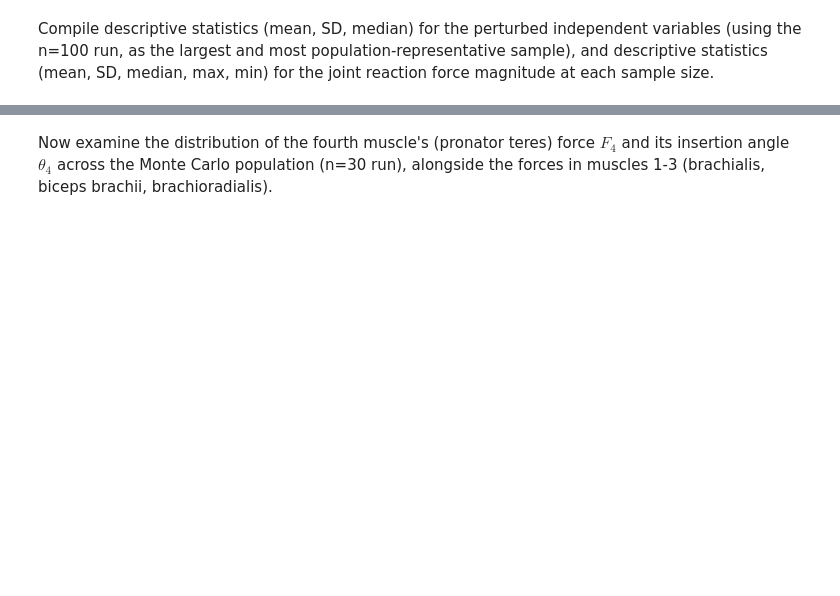
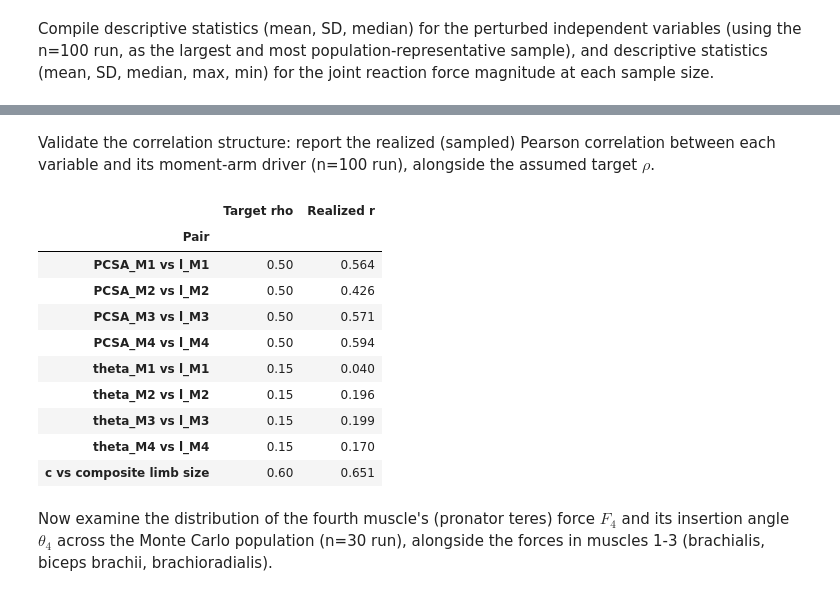
Before and after one commit to rgmcghee2-alt/BME5650, a Jupyter notebook: monte_carlo.ipynb, the cells around one changed output, grey strips where cells are left out. Drawn from its saved outputs; the diff is of its cells as text; code cells hidden in the pictures; blank space fills up the shorter version.

```diff
--- a/monte_carlo.ipynb
+++ b/monte_carlo.ipynb
@@ -57,6 +69,16 @@ PCSA_M3, PCSA_M3_SD = 4.85, 1.625; # M3 = brachioradialis, range 1.6-8.1 cm^2
 PCSA_M4, PCSA_M4_SD = 1.75, 0.475; # M4 = pronator teres, range 0.8-2.7 cm^2
 
 
+# Target Pearson correlations to muscle moment arm (assumptions -- see markdown above)
+rho_PCSA_l = 0.5;  # PCSA vs. same muscle's moment arm (moderate positive)
+rho_theta_l = 0.15; # insertion angle vs. same muscle's moment arm (weak positive)
+rho_c_l = 0.6;      # load/forearm moment arm c vs. composite muscle moment-arm signal (moderate-strong positive)
+
+def correlated_from_z(mean, sd, rho, z):
+    # Sample Y with target mean/sd and target Pearson correlation rho to the standardized driver z
+    eps = np.random.normal(0, 1, len(z));
+    return mean + sd*(rho*z + np.sqrt(1 - rho**2)*eps);
+
 def positive_joint_angle(JointX, JointY):
     # Quadrant-correct joint angle (degrees), guaranteed non-negative: wraps arctan2 into [0, 360)
     return np.rad2deg(np.arctan2(JointY, JointX)) % 360;
@@ -216,3 +252,42 @@ Joint reaction force magnitude (N) descriptive statistics, by sample size
+# %% [markdown]
+Validate the correlation structure: report the realized (sampled) Pearson correlation between each variable and its moment-arm driver (n=100 run), alongside the assumed target $\rho$.
+# %%
+# Realized vs. target correlation coefficients (n=100 run)
+r100 = run_simulation(100, seed=100);
+
+def zscore(x):
+    return (x - x.mean())/x.std();
+
+pairs = [
+    ('PCSA_M1 vs l_M1', r100['PCSA_M1'], r100['l_M1'], rho_PCSA_l),
+    ('PCSA_M2 vs l_M2', r100['PCSA_M2'], r100['l_M2'], rho_PCSA_l),
+    ('PCSA_M3 vs l_M3', r100['PCSA_M3'], r100['l_M3'], rho_PCSA_l),
+    ('PCSA_M4 vs l_M4', r100['PCSA_M4'], r100['l_M4'], rho_PCSA_l),
+    ('theta_M1 vs l_M1', r100['a_M1'], r100['l_M1'], rho_theta_l),
+    ('theta_M2 vs l_M2', r100['a_M2'], r100['l_M2'], rho_theta_l),
+    ('theta_M3 vs l_M3', r100['a_M3'], r100['l_M3'], rho_theta_l),
+    ('theta_M4 vs l_M4', r100['a_M4'], r100['l_M4'], rho_theta_l),
+    ('c vs composite limb size', r100['ulna'],
+     (zscore(r100['l_M1']) + zscore(r100['l_M2']) + zscore(r100['l_M3']) + zscore(r100['l_M4']))/4,
+     rho_c_l),
+]
+
+corr_rows = [{'Pair': label, 'Target rho': target, 'Realized r': np.corrcoef(x, y)[0, 1]}
+             for label, x, y, target in pairs]
+corr_table = pd.DataFrame(corr_rows).set_index('Pair').round(3);
+display(corr_table)
+# %% [output]
+|  | Target rho | Realized r |
+| Pair |  |  |
+| PCSA_M1 vs l_M1 | 0.50 | 0.564 |
+| PCSA_M2 vs l_M2 | 0.50 | 0.426 |
+| PCSA_M3 vs l_M3 | 0.50 | 0.571 |
+| PCSA_M4 vs l_M4 | 0.50 | 0.594 |
+| theta_M1 vs l_M1 | 0.15 | 0.040 |
+| theta_M2 vs l_M2 | 0.15 | 0.196 |
+| theta_M3 vs l_M3 | 0.15 | 0.199 |
+| theta_M4 vs l_M4 | 0.15 | 0.170 |
+| c vs composite limb size | 0.60 | 0.651 |
 # %% [markdown]
 Now examine the distribution of the fourth muscle's (pronator teres) force $F_4$ and its insertion angle $\theta_4$ across the Monte Carlo population (n=30 run), alongside the forces in muscles 1-3 (brachialis, biceps brachii, brachioradialis).
 # %%
```
Also changed, not shown: parts of 5 cells of this notebook.
